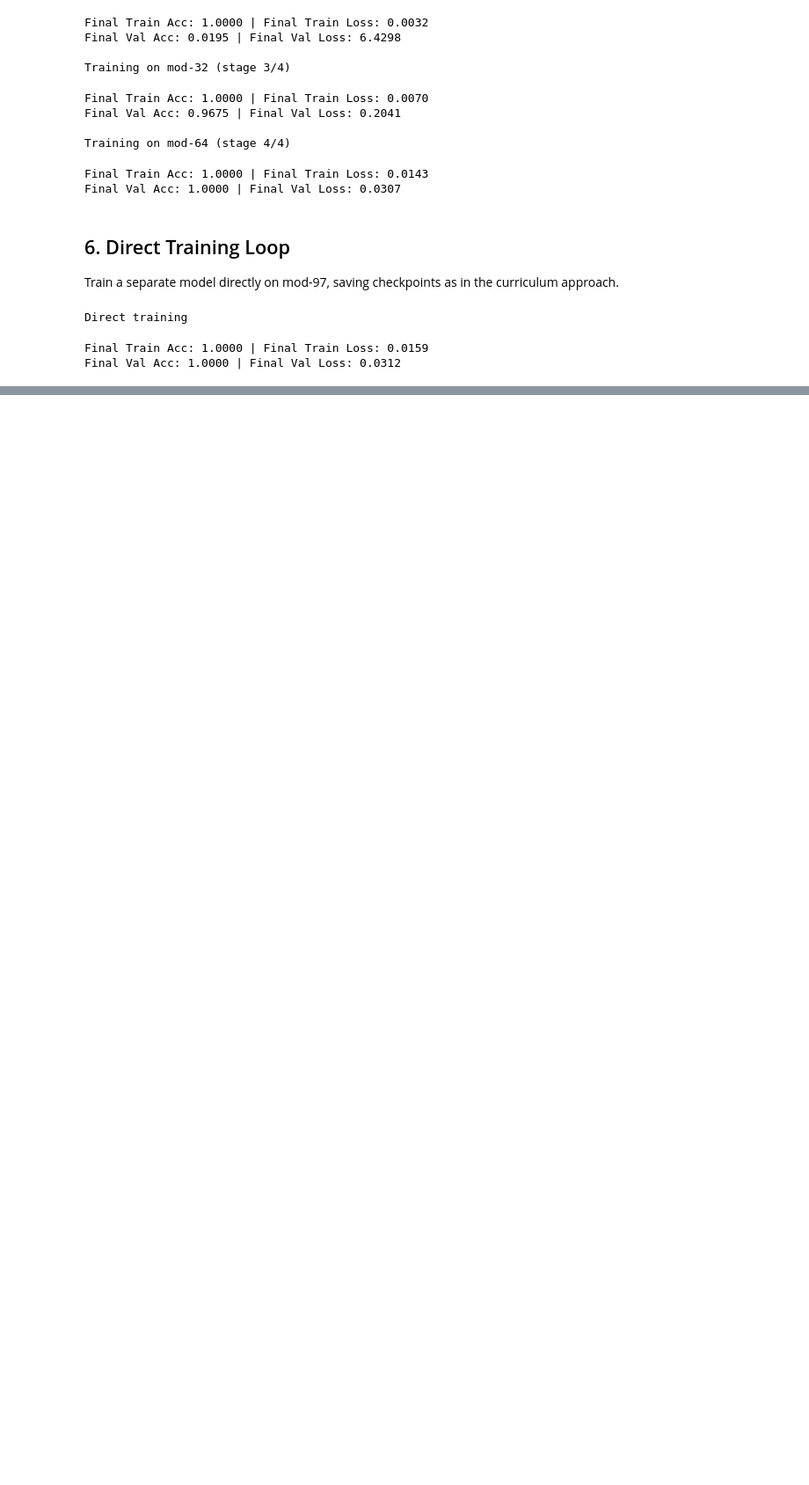
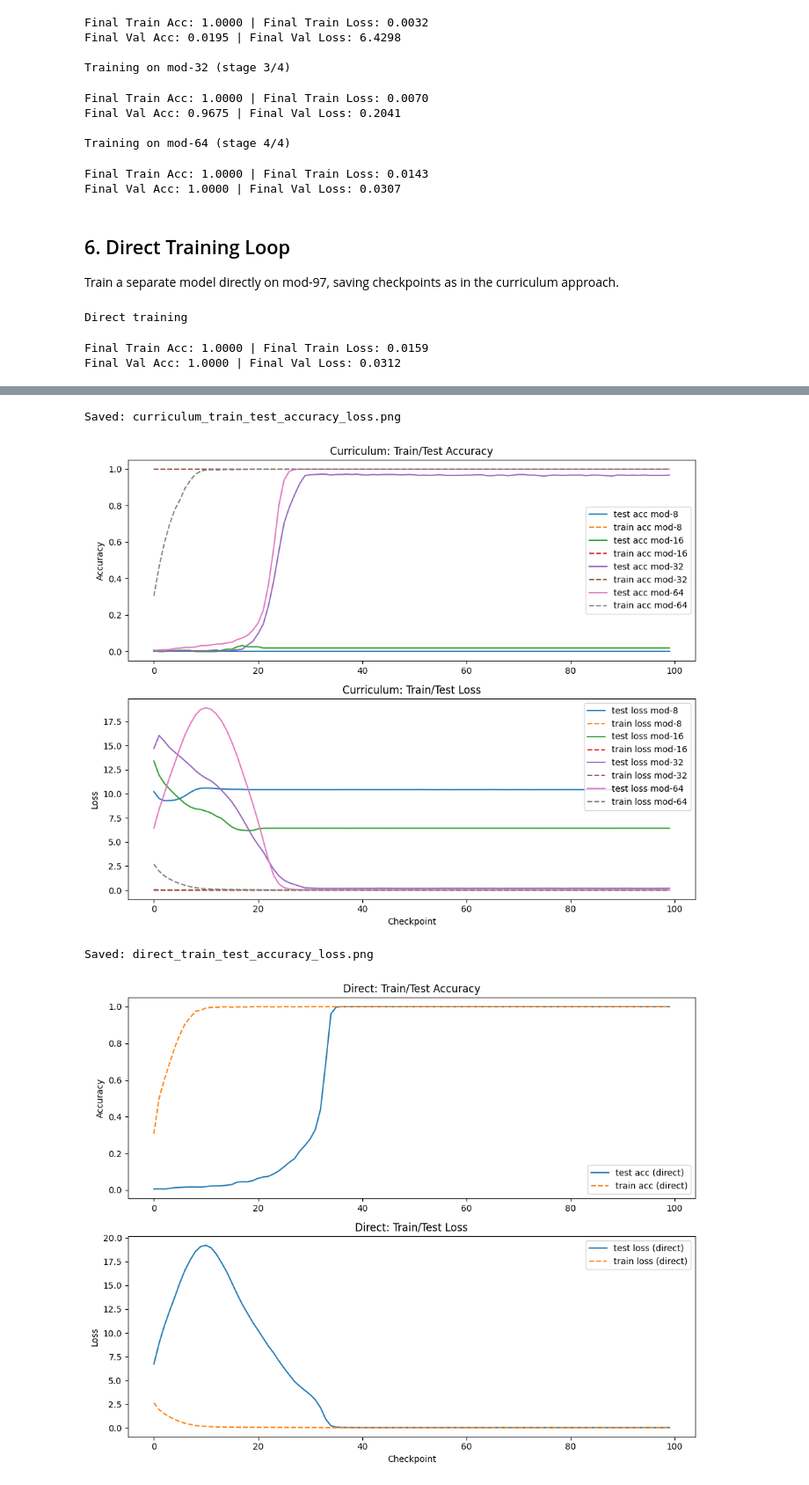
Before and after one commit to DorianAtSchool/SLT_experiments, a Jupyter notebook: main_experiment/curriculum_grokking_llc.ipynb, the cells around one changed output, grey strips where cells are left out. Shown at 88% size. Saved outputs shown, nothing was run; the diff lists cells and outputs as text; code cells hidden in the pictures; blank space fills up the shorter version.

```diff
--- a/main_experiment/curriculum_grokking_llc.ipynb
+++ b/main_experiment/curriculum_grokking_llc.ipynb
@@ -276,7 +295,7 @@ Train a separate model directly on mod-97, saving checkpoints as in the curricul
 # %%
 print("\nDirect training")
 direct_params = ExperimentParams()
-direct_params.p = DIRECT_PRIME
+direct_params.p = DIRECT_NUMS
 direct_checkpoints, direct_df = train(direct_train_data, direct_test_data, direct_params, model=None, verbose=True)
 # %% [output]
 Direct training
@@ -284,0 +307,65 @@ Final Val Acc: 1.0000 | Final Val Loss: 0.0312
+# %%
+# Plot curriculum accuracy/loss
+fig, axs = plt.subplots(2, 1, figsize=(10, 8))
+for i, (df, p) in enumerate(zip(curriculum_dfs, CURRICULUM_NUMS)):
+    axs[0].plot(df["val_acc"], label=f"test acc mod-{p}")
+    axs[0].plot(df["train_acc"], label=f"train acc mod-{p}", linestyle='--')
+    axs[1].plot(df["val_loss"], label=f"test loss mod-{p}")
+    axs[1].plot(df["train_loss"], label=f"train loss mod-{p}", linestyle='--')
+axs[0].set_ylabel("Accuracy")
+axs[1].set_ylabel("Loss")
+axs[1].set_xlabel("Checkpoint")
+axs[0].legend()
+axs[1].legend()
+axs[0].set_title("Curriculum: Train/Test Accuracy")
+axs[1].set_title("Curriculum: Train/Test Loss")
+plt.tight_layout()
+save_and_show(fig, "curriculum_train_test_accuracy_loss.png")
+
+# Plot direct accuracy/loss
+fig, axs = plt.subplots(2, 1, figsize=(10, 8))
+axs[0].plot(direct_df["val_acc"], label="test acc (direct)")
+axs[0].plot(direct_df["train_acc"], label="train acc (direct)", linestyle='--')
+axs[1].plot(direct_df["val_loss"], label="test loss (direct)")
+axs[1].plot(direct_df["train_loss"], label="train loss (direct)", linestyle='--')
+axs[0].set_ylabel("Accuracy")
+axs[1].set_ylabel("Loss")
+axs[1].set_xlabel("Checkpoint")
+axs[0].legend()
+axs[1].legend()
+axs[0].set_title("Direct: Train/Test Accuracy")
+axs[1].set_title("Direct: Train/Test Loss")
+plt.tight_layout()
+save_and_show(fig, "direct_train_test_accuracy_loss.png")
+
+# Plot last checkpoint accuracy trajectory and direct training accuracy comparison
+curriculum_final_acc = curriculum_dfs[-1]
+plt.figure(figsize=(10, 5))
+plt.plot(curriculum_final_acc["val_acc"], label="Curriculum: Test Acc", color='blue')
+plt.plot(curriculum_final_acc["train_acc"], label="Curriculum: Train Acc", color='blue', linestyle='--')
+plt.plot(direct_df["val_acc"], label="Direct: Test Acc", color='orange')
+plt.plot(direct_df["train_acc"], label="Direct: Train Acc", color='orange', linestyle='--')
+plt.xlabel("Checkpoint")
+plt.ylabel("Accuracy")
+plt.title("Curriculum vs Direct Training: Train/Test Accuracy")
+plt.legend()
+fig = plt.gcf()
+save_and_show(fig, "curriculum_vs_direct_accuracy.png")
+
+# do the same for loss (last checkpoint vs. direct)
+plt.figure(figsize=(10, 5))
+plt.plot(curriculum_final_acc["val_loss"], label="Curriculum: Test Loss", color='blue')
+plt.plot(curriculum_final_acc["train_loss"], label="Curriculum: Train Loss", color='blue', linestyle='--')
+plt.plot(direct_df["val_loss"], label="Direct: Test Loss", color='orange')
+plt.plot(direct_df["train_loss"], label="Direct: Train Loss", color='orange', linestyle='--')
+plt.xlabel("Checkpoint")
+plt.ylabel("Loss")
+plt.title("Curriculum vs Direct Training: Train/Test Loss")
+plt.legend()
+fig = plt.gcf()
+save_and_show(fig, "curriculum_vs_direct_loss.png")
+# %% [output]
+Saved: curriculum_train_test_accuracy_loss.png
+[figure, added]
+Saved: direct_train_test_accuracy_loss.png
+[figure, added]
```
Also changed, not shown: parts of 23 cells of this notebook, 28 other files.
